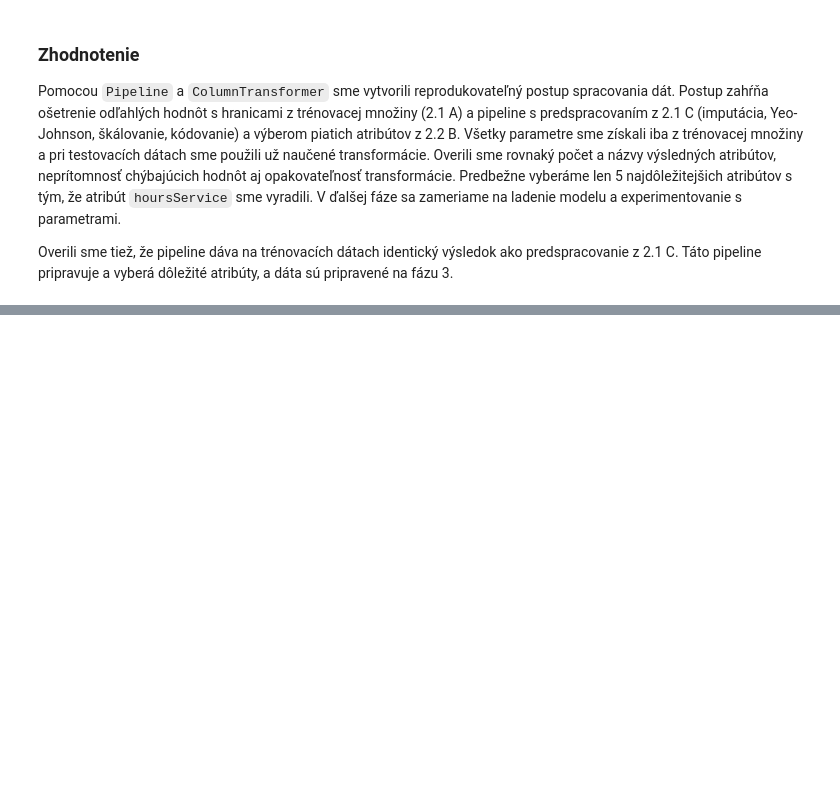
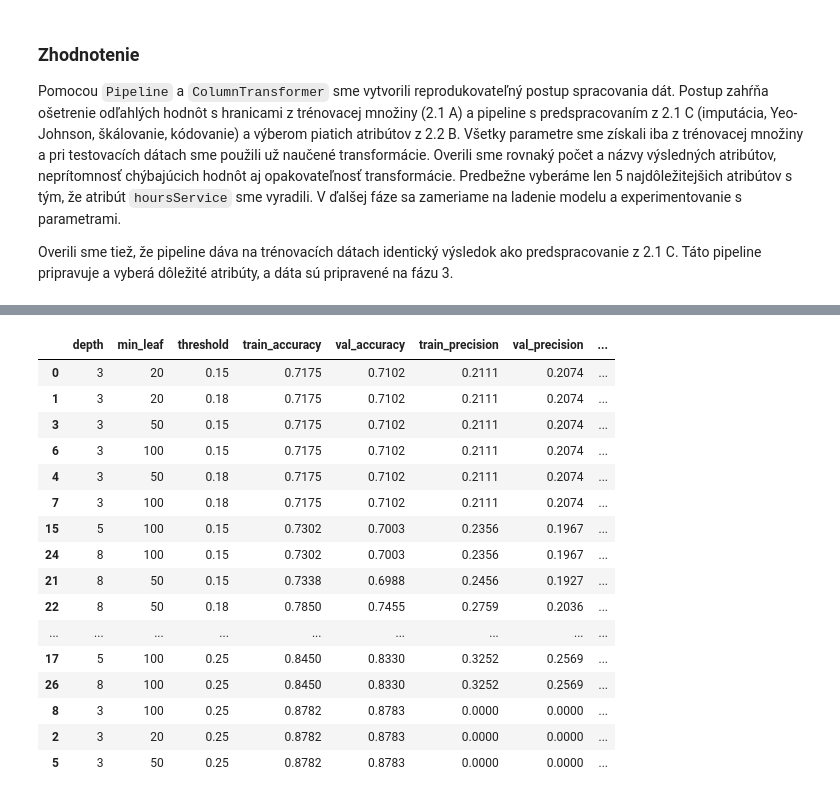
Before and after one commit to kavonada/IAU_zadanie, a Jupyter notebook: projekt.ipynb, the cells around one changed output, grey strips where cells are left out. Drawn from its saved outputs; the diff is of its cells as text; code cells hidden in the pictures; blank space fills up the shorter version.

```diff
--- a/projekt.ipynb
+++ b/projekt.ipynb
@@ -2100,0 +2301,57 @@ Overili sme tiež, že pipeline dáva na trénovacích dátach identický výsle
+# %%
+results = []
+
+for depth in [3, 5, 8]:
+    for min_leaf in [20, 50, 100]:
+        tree = fit_id3(
+            X_fit_id3, y_fit_31,
+            max_depth=depth,
+            min_samples_leaf=min_leaf
+        )
+
+        train_proba = predict_proba_id3(tree, X_fit_id3)
+        val_proba = predict_proba_id3(tree, X_val_id3)
+
+        for threshold in [0.15, 0.18, 0.25]:
+            train_pred = (train_proba > threshold).astype(int)
+            val_pred = (val_proba > threshold).astype(int)
+
+            train = evaluate_id3(y_fit_31, train_pred)
+            val = evaluate_id3(y_val_31, val_pred)
+
+            results.append({
+                "depth": depth,
+                "min_leaf": min_leaf,
+                "threshold": threshold,
+                "train_accuracy": train["accuracy"],
+                "val_accuracy": val["accuracy"],
+                "train_precision": train["precision"],
+                "val_precision": val["precision"],
+                "train_recall": train["recall"],
+                "train_F1": train["F1"],
+                "val_F1": val["F1"],
+                "val_recall": val["recall"]
+            })
+
+results = pd.DataFrame(results)
+results["F1_gap"] = abs(results["train_F1"] - results["val_F1"])
+
+display(results.sort_values("val_F1", ascending=False).round(4))
+# %% [output]
+|  | depth | min_leaf | threshold | train_accuracy | val_accuracy | train_precision | val_precision | ... |
+| 0 | 3 | 20 | 0.15 | 0.7175 | 0.7102 | 0.2111 | 0.2074 | ... |
+| 1 | 3 | 20 | 0.18 | 0.7175 | 0.7102 | 0.2111 | 0.2074 | ... |
+| 3 | 3 | 50 | 0.15 | 0.7175 | 0.7102 | 0.2111 | 0.2074 | ... |
+| 6 | 3 | 100 | 0.15 | 0.7175 | 0.7102 | 0.2111 | 0.2074 | ... |
+| 4 | 3 | 50 | 0.18 | 0.7175 | 0.7102 | 0.2111 | 0.2074 | ... |
+| 7 | 3 | 100 | 0.18 | 0.7175 | 0.7102 | 0.2111 | 0.2074 | ... |
+| 15 | 5 | 100 | 0.15 | 0.7302 | 0.7003 | 0.2356 | 0.1967 | ... |
+| 24 | 8 | 100 | 0.15 | 0.7302 | 0.7003 | 0.2356 | 0.1967 | ... |
+| 21 | 8 | 50 | 0.15 | 0.7338 | 0.6988 | 0.2456 | 0.1927 | ... |
+| 22 | 8 | 50 | 0.18 | 0.7850 | 0.7455 | 0.2759 | 0.2036 | ... |
+| ... | ... | ... | ... | ... | ... | ... | ... | ... |
+| 17 | 5 | 100 | 0.25 | 0.8450 | 0.8330 | 0.3252 | 0.2569 | ... |
+| 26 | 8 | 100 | 0.25 | 0.8450 | 0.8330 | 0.3252 | 0.2569 | ... |
+| 8 | 3 | 100 | 0.25 | 0.8782 | 0.8783 | 0.0000 | 0.0000 | ... |
+| 2 | 3 | 20 | 0.25 | 0.8782 | 0.8783 | 0.0000 | 0.0000 | ... |
+| 5 | 3 | 50 | 0.25 | 0.8782 | 0.8783 | 0.0000 | 0.0000 | ... |
```
Also changed, not shown: parts of 24 cells of this notebook, 1 other file.
